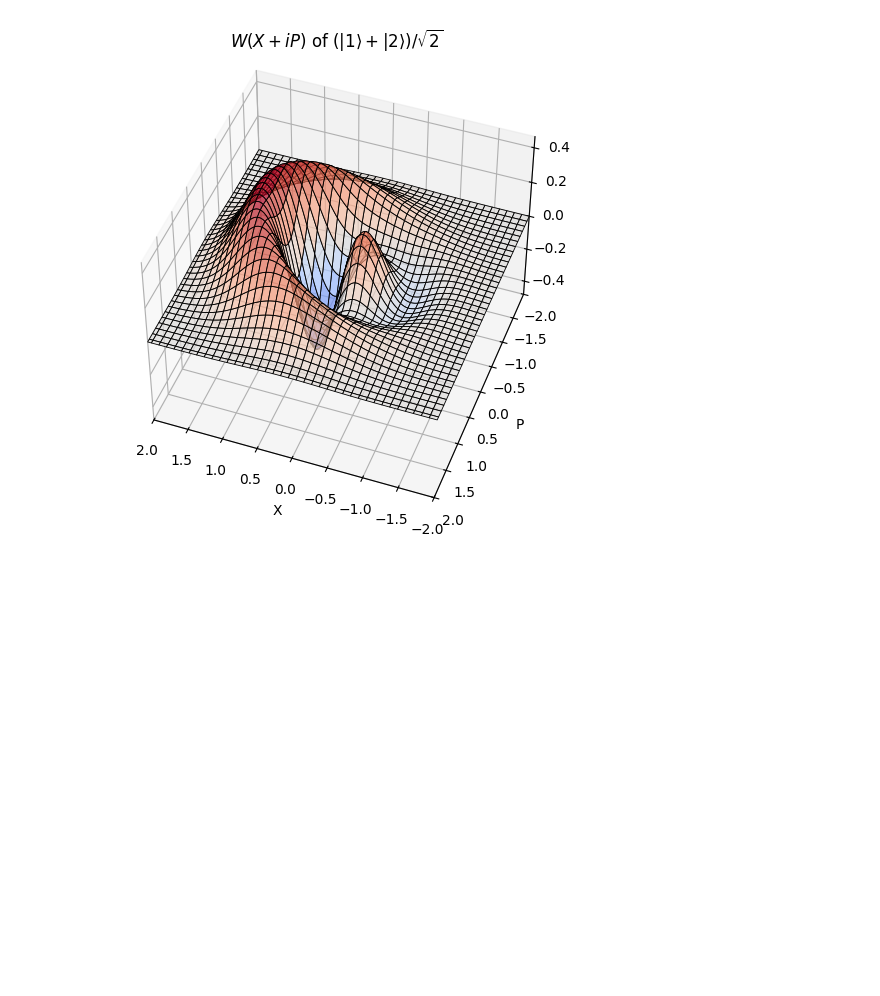
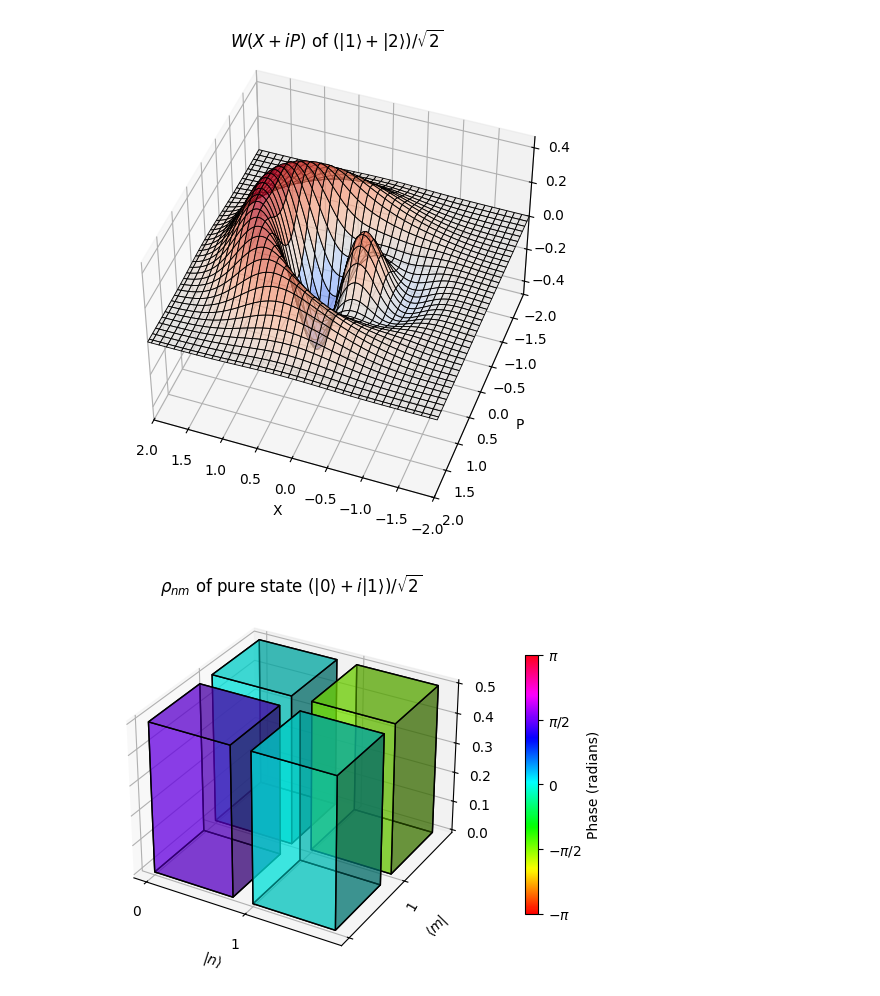
Before and after one commit to ElenBOT/tomography, a Jupyter notebook: examples.ipynb, the cells around one changed output. Cells and saved outputs as stored; diff of their text form; code cells hidden in the pictures; blank space fills up the shorter version.

```diff
--- a/examples.ipynb
+++ b/examples.ipynb
@@ -137,3 +144,13 @@ plot_complex_2dfunc_in3d(
 )
 # %% [output]
 [figure]
+# %%
+# density matrix for pure state
+equal_supp_state = (Ket(0) + 1j*Ket(1)) / sqrt(2)
+rho_equal_supp_state = eva_density_matrix_by_kets([equal_supp_state], [1], dim=2)
+plot_density_matrix_bar_diagram(
+    rho_equal_supp_state,
+    title='$\\rho_{nm}$ of pure state $(| 0\\rangle + i| 1\\rangle)/\\sqrt{2}$'
+)
+# %% [output]
+[figure, added]
```
Also changed, not shown: parts of 6 cells of this notebook, 4 other files.
